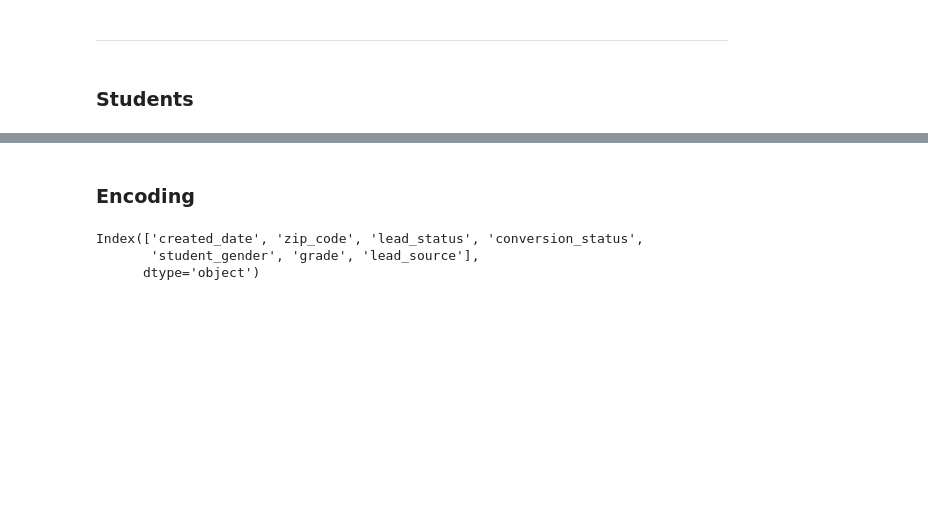
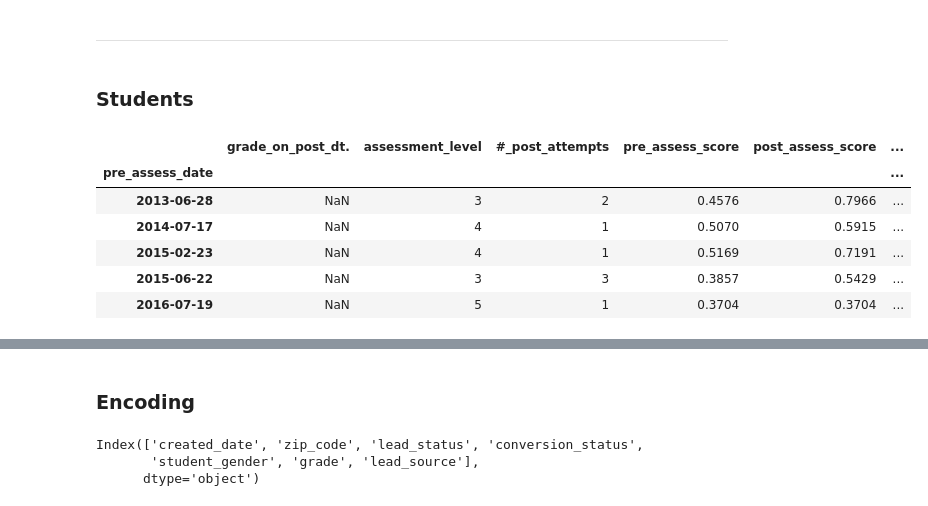
Before and after one commit to elijahlopez94/trends_in_supplemental_education_program, a Jupyter notebook: eda_notebook.ipynb, the cells around one changed output, grey strips where cells are left out. Saved outputs shown, nothing was run; the diff lists cells and outputs as text; code cells hidden in the pictures; blank space fills up the shorter version.

```diff
--- a/eda_notebook.ipynb
+++ b/eda_notebook.ipynb
@@ -1147,3 +1158,13 @@ NameError: name 'stop' is not defined
 ___
 # %% [markdown]
 ### Students
+# %%
+assessment_progress.head()
+# %% [output]
+|  | grade_on_post_dt. | assessment_level | #_post_attempts | pre_assess_score | post_assess_score | ... |
+| pre_assess_date |  |  |  |  |  | ... |
+| 2013-06-28 | NaN | 3 | 2 | 0.4576 | 0.7966 | ... |
+| 2014-07-17 | NaN | 4 | 1 | 0.5070 | 0.5915 | ... |
+| 2015-02-23 | NaN | 4 | 1 | 0.5169 | 0.7191 | ... |
+| 2015-06-22 | NaN | 3 | 3 | 0.3857 | 0.5429 | ... |
+| 2016-07-19 | NaN | 5 | 1 | 0.3704 | 0.3704 | ... |
```
Also changed, not shown: parts of 24 cells of this notebook.
